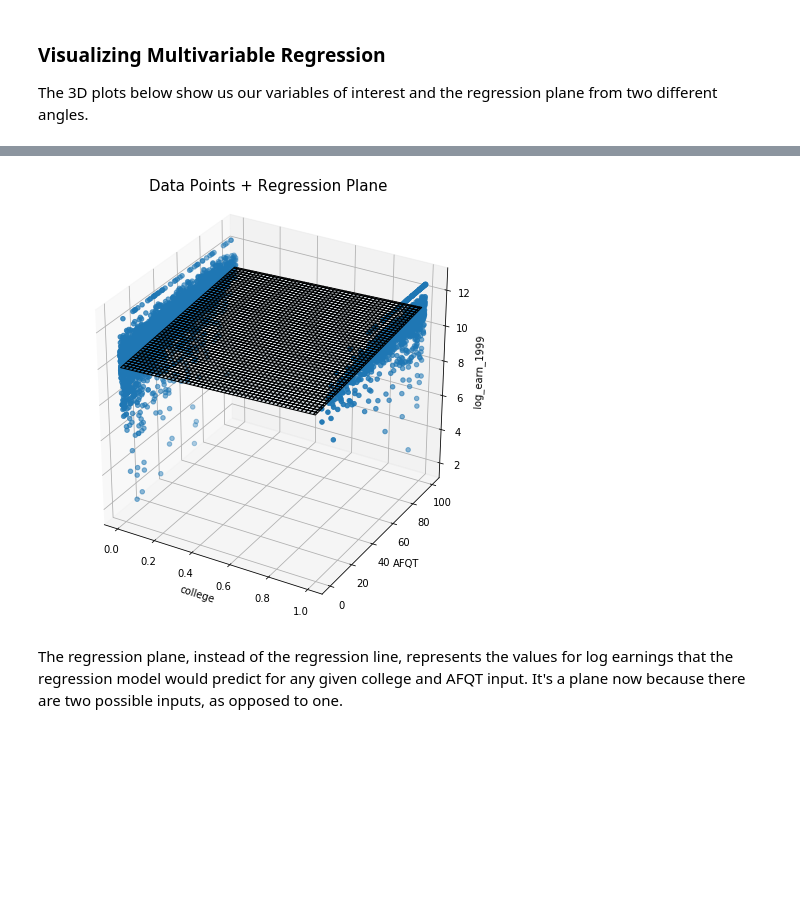
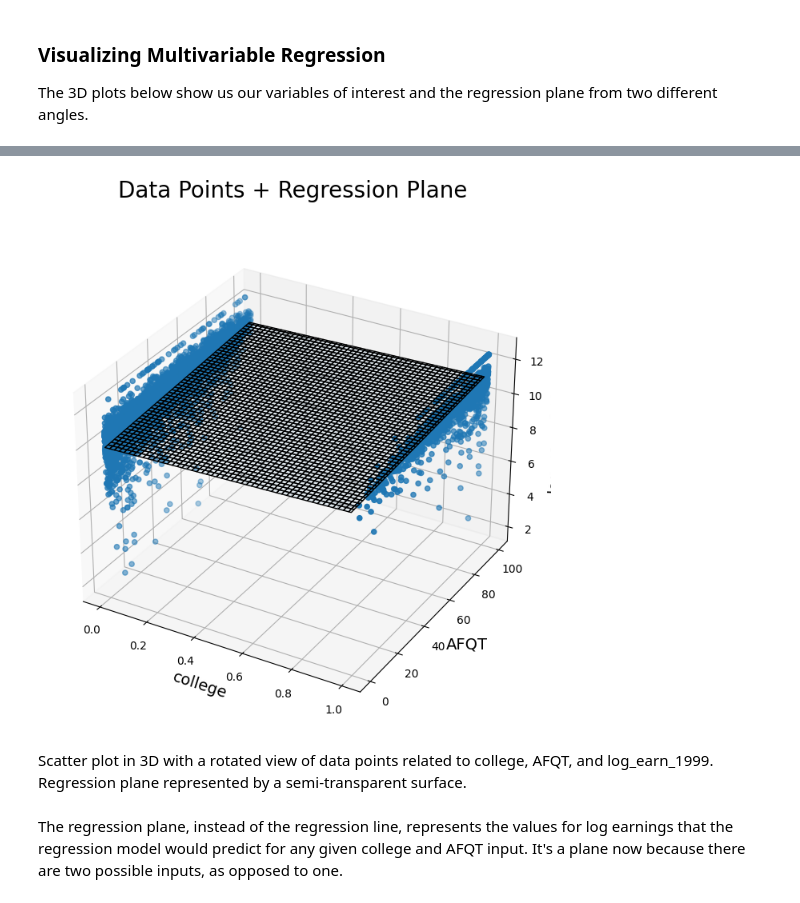
Before and after one commit to data-88e/textbook, a Jupyter notebook: content/11-econometrics/multivariable.ipynb, the cells around one changed output, grey strips where cells are left out. Cells and saved outputs as stored; diff of their text form; code cells hidden in the pictures; blank space fills up the shorter version.

```diff
--- a/content/11-econometrics/multivariable.ipynb
+++ b/content/11-econometrics/multivariable.ipynb
@@ -131,17 +135,19 @@ plt.title("Data Points + Regression Plane", pad=30, size=15);
 # %%
 X,Y = np.meshgrid(np.arange(0,1,0.01), np.arange(0,100,1))
 Z = 0.4301 * X + 0.0084 * Y + 9.9563
 ax = plt.figure(figsize=(8,8)).add_subplot(111, projection='3d')
 ax.scatter(nlsy.column("college"),
            nlsy.column("AFQT"),
            nlsy.column('log_earn_1999'))
 ax.plot_surface(X, Y, Z, alpha=0.1)
-plt.ylabel("AFQT")
-plt.xlabel("college")
-ax.set_zlabel("log_earn_1999")
-plt.title("Data Points + Regression Plane", pad=30, size=15);
+plt.ylabel("AFQT", fontsize=14)
+plt.xlabel("college", fontsize=14)
+ax.set_zlabel("log_earn_1999", fontsize=14)
+plt.title("Data Points + Regression Plane", pad=30, size=20);
 # %% [output]
-[figure, old version]
+[figure, new version]
+# %% [markdown]
+Scatter plot in 3D with a rotated view of data points related to college, AFQT, and log_earn_1999. Regression plane represented by a semi-transparent surface.
 # %% [markdown]
 The regression plane, instead of the regression line, represents the values for log earnings that the regression model would predict for any given college and AFQT input. It's a plane now because there are two possible inputs, as opposed to one.
 # %% [markdown]
```
Also changed, not shown: parts of 6 cells of this notebook, 6 other files.
